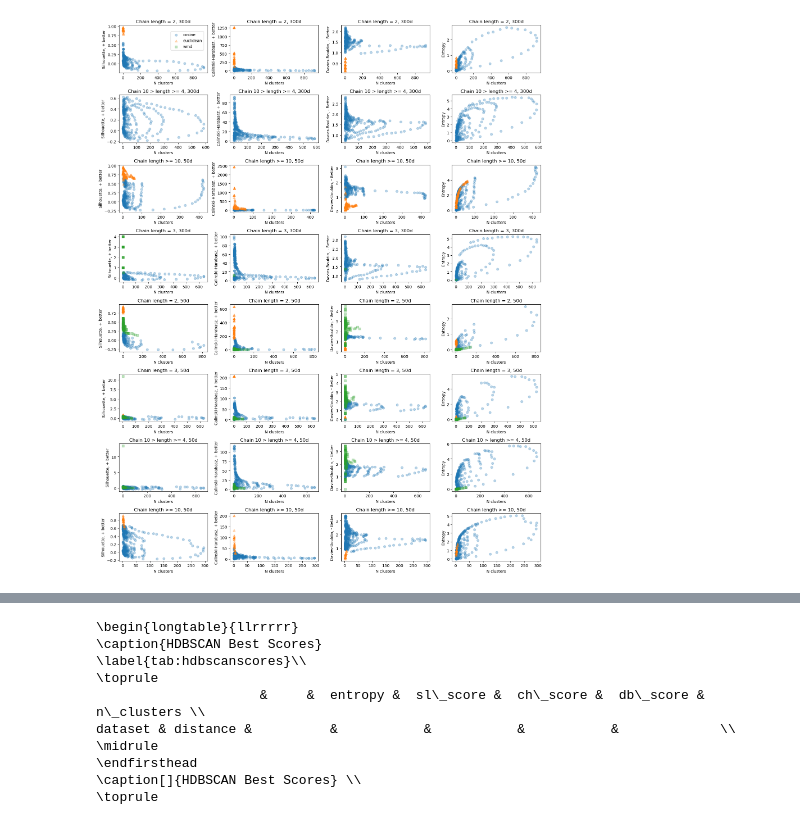
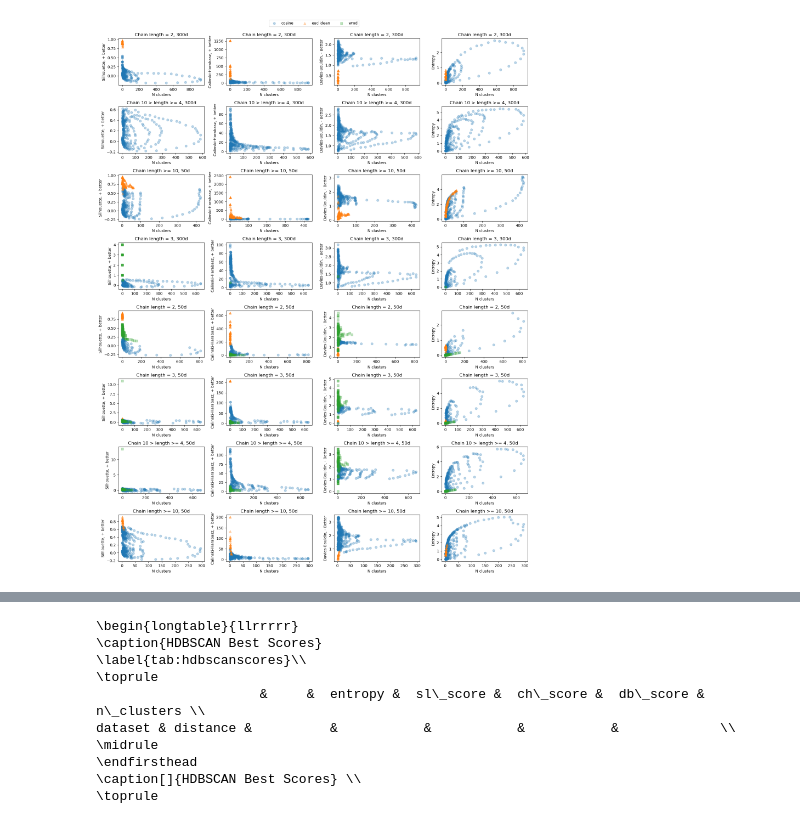
Before and after one commit to MiguelHeCa/tfm-nlp, a Jupyter notebook: notebooks/Results.ipynb, the cells around one changed output, grey strips where cells are left out. Drawn from its saved outputs; the diff is of its cells as text; code cells hidden in the pictures.

```diff
--- a/notebooks/Results.ipynb
+++ b/notebooks/Results.ipynb
@@ -156,21 +127,22 @@ dist_colors = ['#3bbad5', '#3b6dd5', '#3bd5a3']
 # %%
-X = df_dbscan.sort_values('n_clusters')
-fig, axes = plt.subplots(nrows, ncols, figsize=(16,20))
-for row in range(nrows):
-    for col in range(ncols):
-        x = X[(X['dataset'] == datasets[row]) & (X['distance']=='cosine')]
-        axes[row][col].scatter(x['n_clusters'], x[scores[col]], label='cosine', alpha=0.3)
-        x = X[(X['dataset'] == datasets[row]) & (X['distance']=='euclidean')]
-        axes[row][col].scatter(x['n_clusters'], x[scores[col]], label='euclidean', alpha=0.3, marker='^')
-        x = X[(X['dataset'] == datasets[row]) & (X['distance']=='wmd')]
-        axes[row][col].scatter(x['n_clusters'], x[scores[col]], label='wmd', alpha=0.3, marker='s')
-        # axes[row][col].legend(title='Distance')
-        axes[row][col].set_title(f'{datasets_dict[datasets[row]]}')
-        axes[row][col].set_xlabel('N clusters')
-        axes[row][col].set_ylabel(score_names[col])
-        handles, labels = axes[row][col].get_legend_handles_labels()
-fig.legend(handles, labels, loc='upper center', bbox_to_anchor=(0.2, 0.975))
-# fig.savefig(Path('../img/scores_dbscan.png'))
-plt.show()
+# X = df_dbscan.sort_values('n_clusters')
+# fig, axes = plt.subplots(nrows, ncols, figsize=(16,20))
+# for row in range(nrows):
+#     for col in range(ncols):
+#         x = X[(X['dataset'] == datasets[row]) & (X['distance']=='cosine')]
+#         axes[row][col].scatter(x['n_clusters'], x[scores[col]], label='cosine', alpha=0.3)
+#         x = X[(X['dataset'] == datasets[row]) & (X['distance']=='euclidean')]
+#         axes[row][col].scatter(x['n_clusters'], x[scores[col]], label='euclidean', alpha=0.3, marker='^')
+#         x = X[(X['dataset'] == datasets[row]) & (X['distance']=='wmd')]
+#         axes[row][col].scatter(x['n_clusters'], x[scores[col]], label='wmd', alpha=0.3, marker='s')
+#         # axes[row][col].legend(title='Distance')
+#         axes[row][col].set_title(f'{datasets_dict[datasets[row]]}')
+#         axes[row][col].set_xlabel('N clusters')
+#         axes[row][col].set_ylabel(score_names[col])
+#         handles, labels = axes[row][col].get_legend_handles_labels()
+# # fig.legend(handles, labels, loc='upper center', bbox_to_anchor=(0.2, 0.975))
+# fig.legend(handles, labels, loc='upper center', bbox_to_anchor=(0.5,1.02), ncol=3)
+# fig.savefig(Path('../img/scores_dbscan.png'), bbox_inches='tight')
+# plt.show()
 # %% [output]
-[figure, old version]
+[figure, new version]
```
Also changed, not shown: parts of 65 cells of this notebook, 2 other files.
